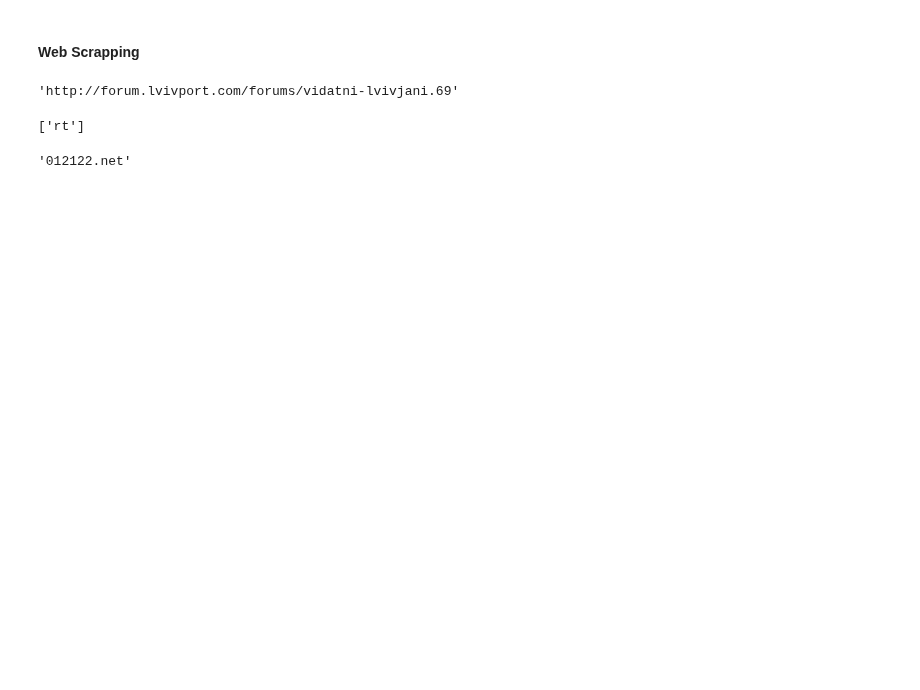
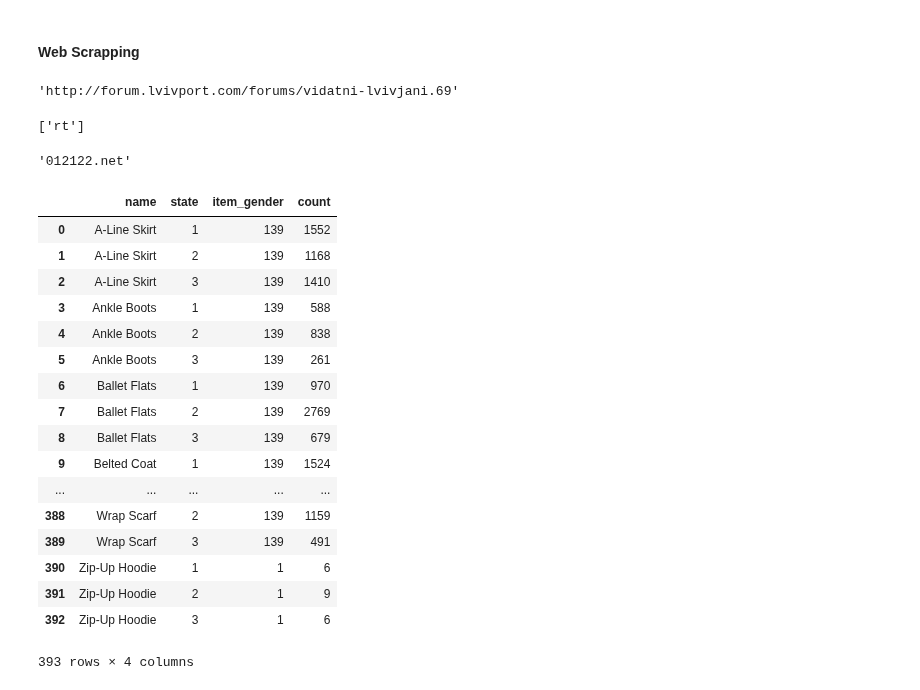
Before and after one commit to sudodoki/prj-nlp, a Jupyter notebook: students/KarimLulu/homework-03/0.1-klulu-hw3.ipynb, the cells around one changed output. Saved outputs shown, nothing was run; the diff lists cells and outputs as text; code cells hidden in the pictures; blank space fills up the shorter version.

```diff
--- a/students/KarimLulu/homework-03/0.1-klulu-hw3.ipynb
+++ b/students/KarimLulu/homework-03/0.1-klulu-hw3.ipynb
@@ -61,0 +64,24 @@ p.netloc
+# %%
+path = "/home/karimlulu/Documents/checklist_stat.txt"
+df = pd.read_csv(path)
+# %%
+df
+# %% [output]
+|  | name | state | item_gender | count |
+| 0 | A-Line Skirt | 1 | 139 | 1552 |
+| 1 | A-Line Skirt | 2 | 139 | 1168 |
+| 2 | A-Line Skirt | 3 | 139 | 1410 |
+| 3 | Ankle Boots | 1 | 139 | 588 |
+| 4 | Ankle Boots | 2 | 139 | 838 |
+| 5 | Ankle Boots | 3 | 139 | 261 |
+| 6 | Ballet Flats | 1 | 139 | 970 |
+| 7 | Ballet Flats | 2 | 139 | 2769 |
+| 8 | Ballet Flats | 3 | 139 | 679 |
+| 9 | Belted Coat | 1 | 139 | 1524 |
+| ... | ... | ... | ... | ... |
+| 388 | Wrap Scarf | 2 | 139 | 1159 |
+| 389 | Wrap Scarf | 3 | 139 | 491 |
+| 390 | Zip-Up Hoodie | 1 | 1 | 6 |
+| 391 | Zip-Up Hoodie | 2 | 1 | 9 |
+| 392 | Zip-Up Hoodie | 3 | 1 | 6 |
+393 rows × 4 columns
```
Also changed, not shown: parts of 8 cells of this notebook, 4 other files.
